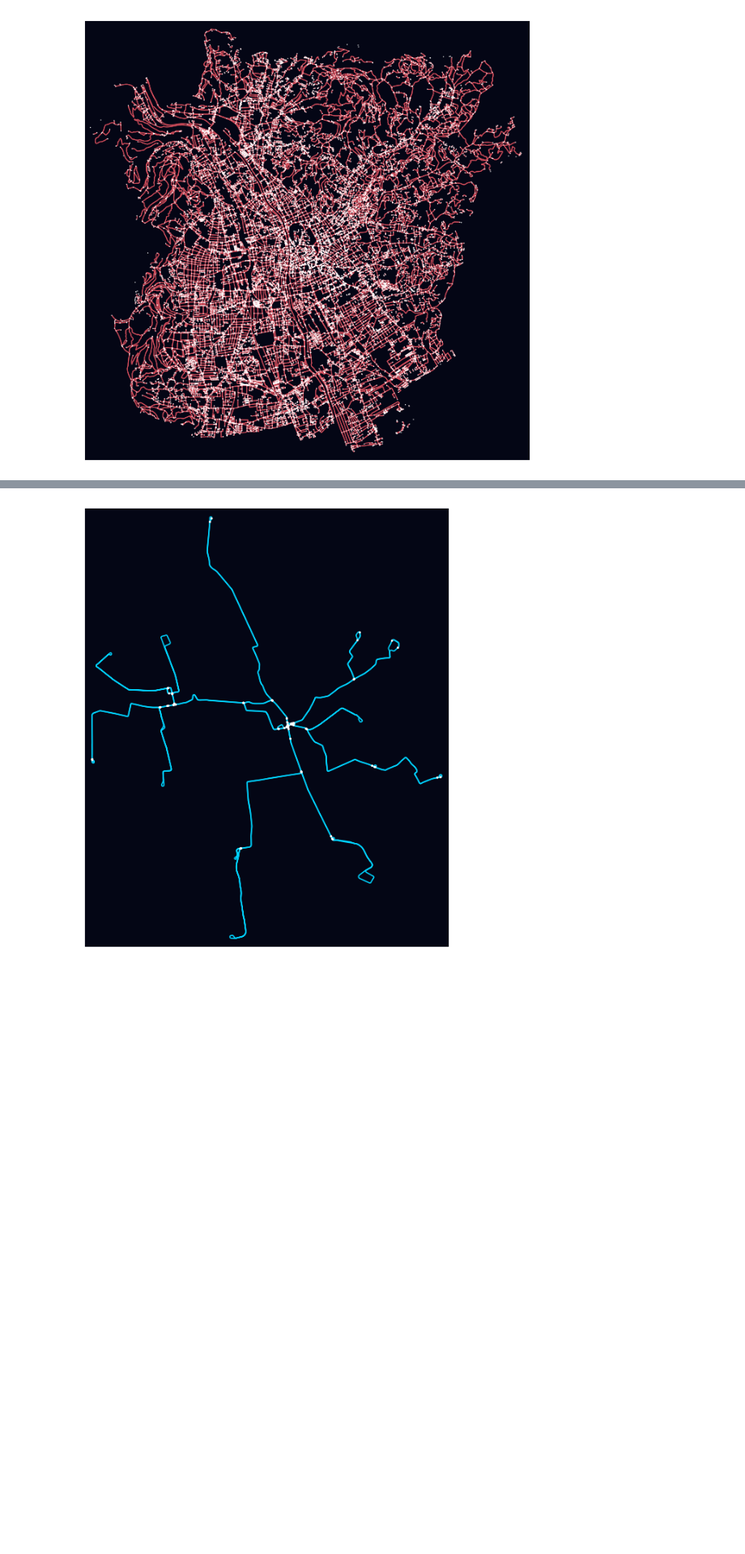
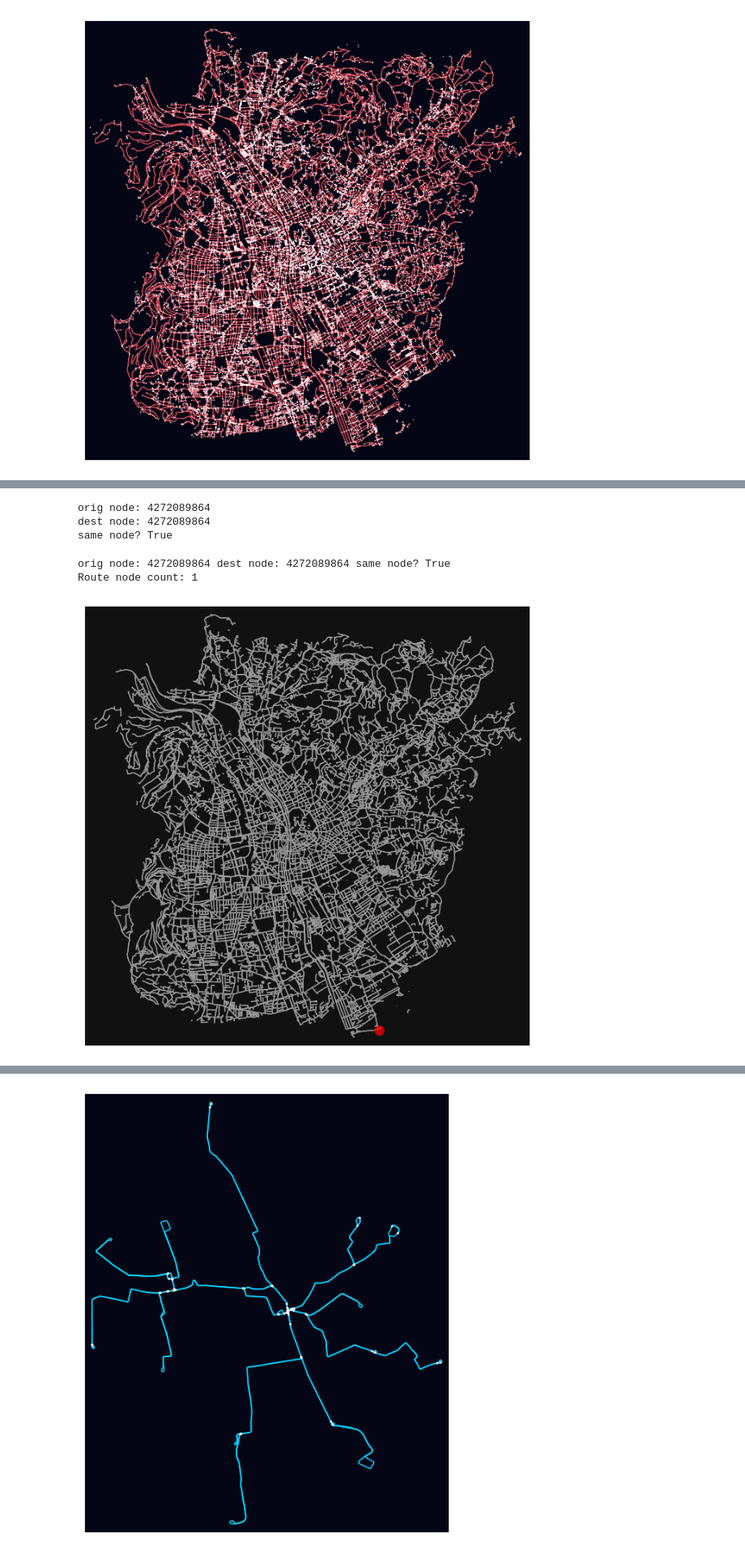
Before and after one commit to cryogen-tara/final-project-group1-cycling-network, a Jupyter notebook: notebooks/final-project-gr1.ipynb, the cells around one changed output, grey strips where cells are left out. Shown at 81% size. Cells and saved outputs as stored; diff of their text form; code cells hidden in the pictures; blank space fills up the shorter version.

```diff
--- a/notebooks/final-project-gr1.ipynb
+++ b/notebooks/final-project-gr1.ipynb
@@ -205,0 +526,16 @@ plt.show()
+# %%
+import osmnx as ox
+
+orig = (47.0707, 15.4395)  # (lat, lon)
+dest = (47.0830, 15.4510)
+
+o = ox.distance.nearest_nodes(G_filt, orig[1], orig[0])
+d = ox.distance.nearest_nodes(G_filt, dest[1], dest[0])
+
+print("orig node:", o)
+print("dest node:", d)
+print("same node?", o == d)
+# %% [output]
+orig node: 4272089864
+dest node: 4272089864
+same node? True
@@ -205,0 +545,24 @@ plt.show()
+# %%
+import osmnx as ox
+import networkx as nx
+
+# --- Pick two universities by short_name (or use "name" if you prefer) ---
+o_pt = graz_unis.loc[graz_unis["short_name"] == "KF Uni Graz"].to_crs("EPSG:4326").geometry.iloc[0]
+d_pt = graz_unis.loc[graz_unis["short_name"] == "TU Graz/ Campus Inffeld"].to_crs("EPSG:4326").geometry.iloc[0]
+
+# --- Map to nearest nodes in the filtered graph ---
+o = ox.distance.nearest_nodes(G_filt, o_pt.x, o_pt.y)  # x=lon, y=lat
+d = ox.distance.nearest_nodes(G_filt, d_pt.x, d_pt.y)
+
+print("orig node:", o, "dest node:", d, "same node?", o == d)
+
+# --- Compute shortest path ---
+route = nx.shortest_path(G_filt, o, d, weight="length")
+print("Route node count:", len(route))
+
+# Optional quick plot
+fig, ax = ox.plot_graph_route(G_filt, route, node_size=0, route_linewidth=3)
+# %% [output]
+orig node: 4272089864 dest node: 4272089864 same node? True
+Route node count: 1
+[figure, added]
```
Also changed, not shown: parts of 35 cells of this notebook.
